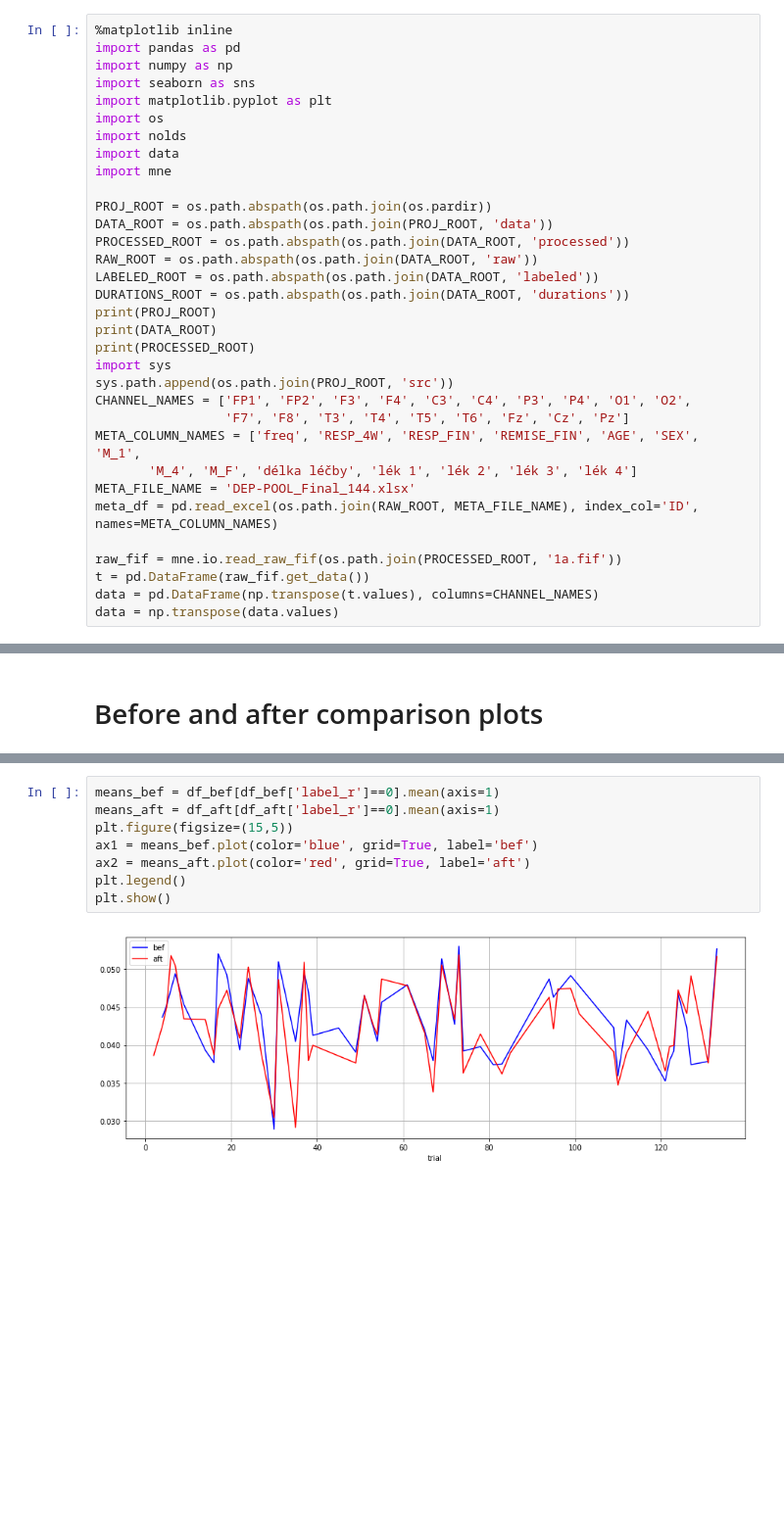
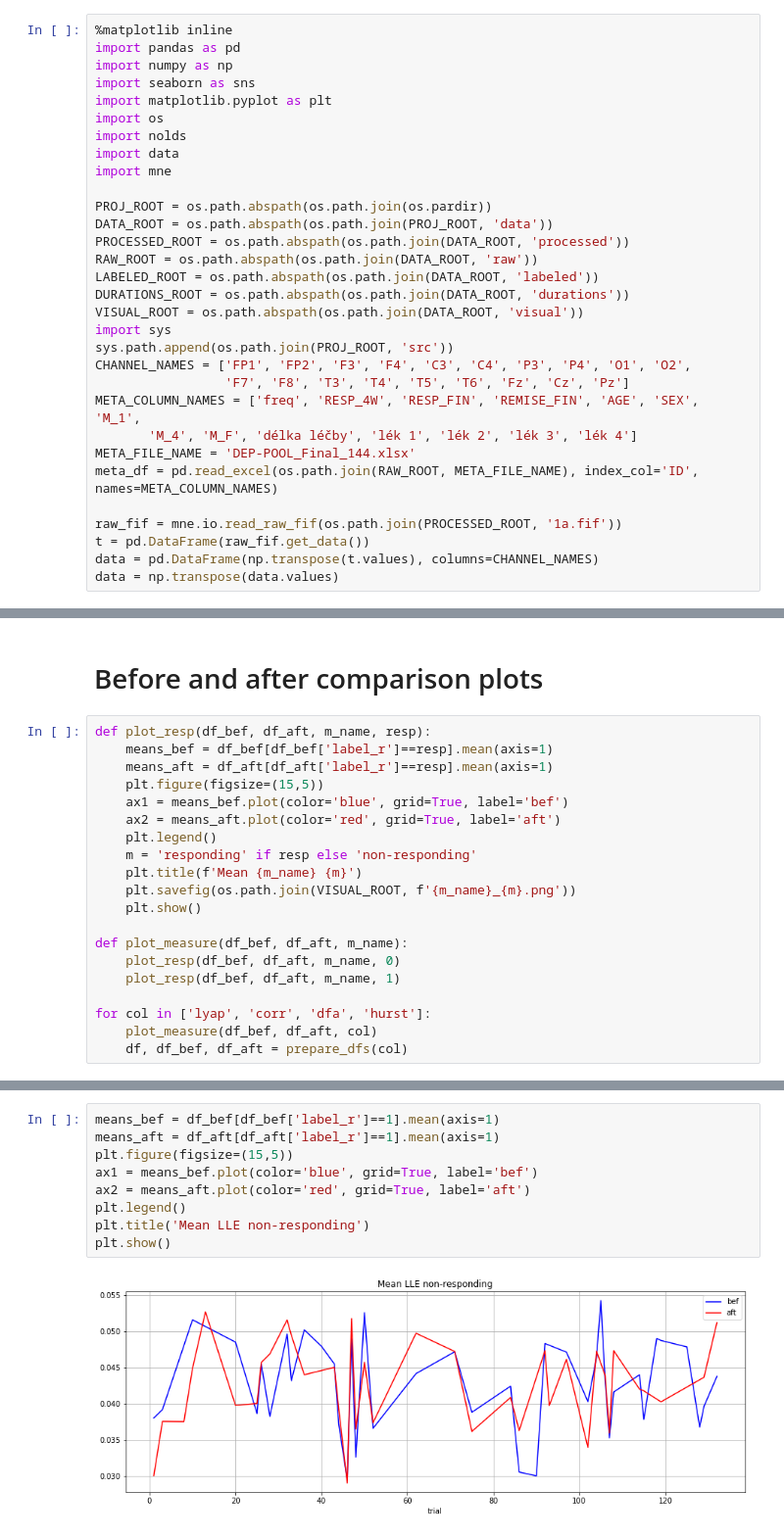
Before and after one commit to mirgee/thesis_project, a Jupyter notebook: notebooks/03-analyze-nl-results.ipynb, the cells around one changed output, grey strips where cells are left out. Shown at 98% size. Saved outputs shown, nothing was run; the diff lists cells and outputs as text; blank space fills up the shorter version.

```diff
--- a/notebooks/03-analyze-nl-results.ipynb
+++ b/notebooks/03-analyze-nl-results.ipynb
@@ -38,9 +38,7 @@ PROCESSED_ROOT = os.path.abspath(os.path.join(DATA_ROOT, 'processed'))
 RAW_ROOT = os.path.abspath(os.path.join(DATA_ROOT, 'raw'))
 LABELED_ROOT = os.path.abspath(os.path.join(DATA_ROOT, 'labeled'))
 DURATIONS_ROOT = os.path.abspath(os.path.join(DATA_ROOT, 'durations'))
-print(PROJ_ROOT)
-print(DATA_ROOT)
-print(PROCESSED_ROOT)
+VISUAL_ROOT = os.path.abspath(os.path.join(DATA_ROOT, 'visual'))
 import sys
 sys.path.append(os.path.join(PROJ_ROOT, 'src'))
 CHANNEL_NAMES = ['FP1', 'FP2', 'F3', 'F4', 'C3', 'C4', 'P3', 'P4', 'O1', 'O2',
@@ -84,2 +115,22 @@ df_bef = df_bef.sort_index()
 # %% [markdown]
 # Before and after comparison plots
+# %%
+def plot_resp(df_bef, df_aft, m_name, resp):
+    means_bef = df_bef[df_bef['label_r']==resp].mean(axis=1)
+    means_aft = df_aft[df_aft['label_r']==resp].mean(axis=1)
+    plt.figure(figsize=(15,5))
+    ax1 = means_bef.plot(color='blue', grid=True, label='bef')
+    ax2 = means_aft.plot(color='red', grid=True, label='aft')
+    plt.legend()
+    m = 'responding' if resp else 'non-responding'
+    plt.title(f'Mean {m_name} {m}')
+    plt.savefig(os.path.join(VISUAL_ROOT, f'{m_name}_{m}.png'))
+    plt.show()
+
+def plot_measure(df_bef, df_aft, m_name):
+    plot_resp(df_bef, df_aft, m_name, 0)
+    plot_resp(df_bef, df_aft, m_name, 1)
+
+for col in ['lyap', 'corr', 'dfa', 'hurst']:
+    plot_measure(df_bef, df_aft, col)
+    df, df_bef, df_aft = prepare_dfs(col)
@@ -96,10 +157,11 @@ plt.show()
 # %%
-means_bef = df_bef[df_bef['label_r']==0].mean(axis=1)
-means_aft = df_aft[df_aft['label_r']==0].mean(axis=1)
+means_bef = df_bef[df_bef['label_r']==1].mean(axis=1)
+means_aft = df_aft[df_aft['label_r']==1].mean(axis=1)
 plt.figure(figsize=(15,5))
 ax1 = means_bef.plot(color='blue', grid=True, label='bef')
 ax2 = means_aft.plot(color='red', grid=True, label='aft')
 plt.legend()
+plt.title('Mean LLE non-responding')
 plt.show()
 # %% [output]
-[figure, old version]
+[figure, new version]
```
Also changed, not shown: parts of 12 cells of this notebook, 12 other files.
